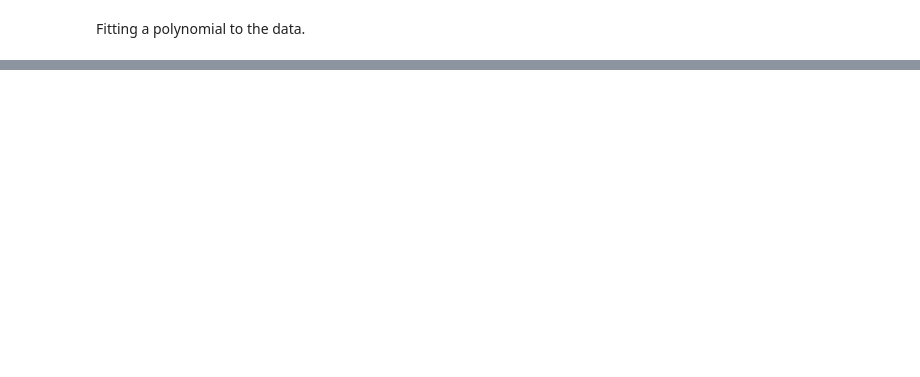
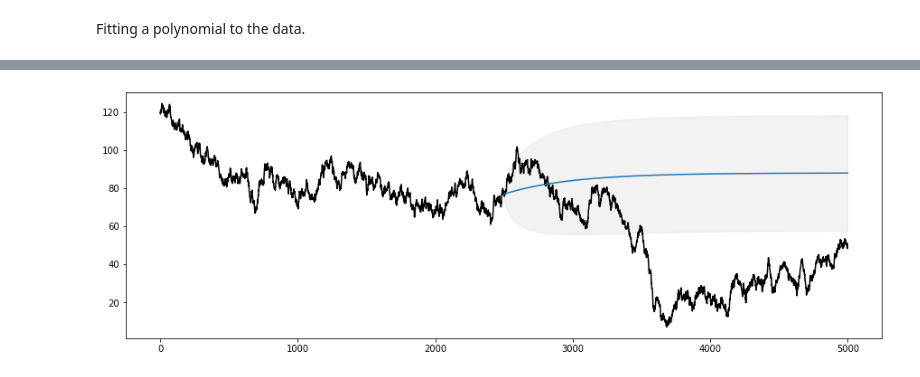
Before and after one commit to tmonster94/Notebooks, a Jupyter notebook: RandomWalks.ipynb, the cells around one changed output, grey strips where cells are left out. Drawn from its saved outputs; the diff is of its cells as text; code cells hidden in the pictures; blank space fills up the shorter version.

Commit message:
start on forecasting with SARIMAX

```diff
--- a/RandomWalks.ipynb
+++ b/RandomWalks.ipynb
@@ -118,0 +160,16 @@ plt.show()
+# %%
+df_S = pd.DataFrame(S)
+
+fig, ax = plt.subplots(figsize=(15, 5))
+
+ax.plot(S, c='black')
+mod = sm.tsa.SARIMAX(df_S[0:2500], order=(1, 0, 1), trend='c')
+
+res = mod.fit()
+
+# Construct the forecasts
+fcast1 = res.get_forecast(steps=2500).summary_frame()
+ax.plot(t[2500:5000], fcast1['mean'])
+ax.fill_between(fcast1.index, fcast1['mean_ci_lower'], fcast1['mean_ci_upper'], color='k', alpha=0.05);
+# %% [output]
+[figure, added]
```
Also changed, not shown: parts of 8 cells of this notebook.
